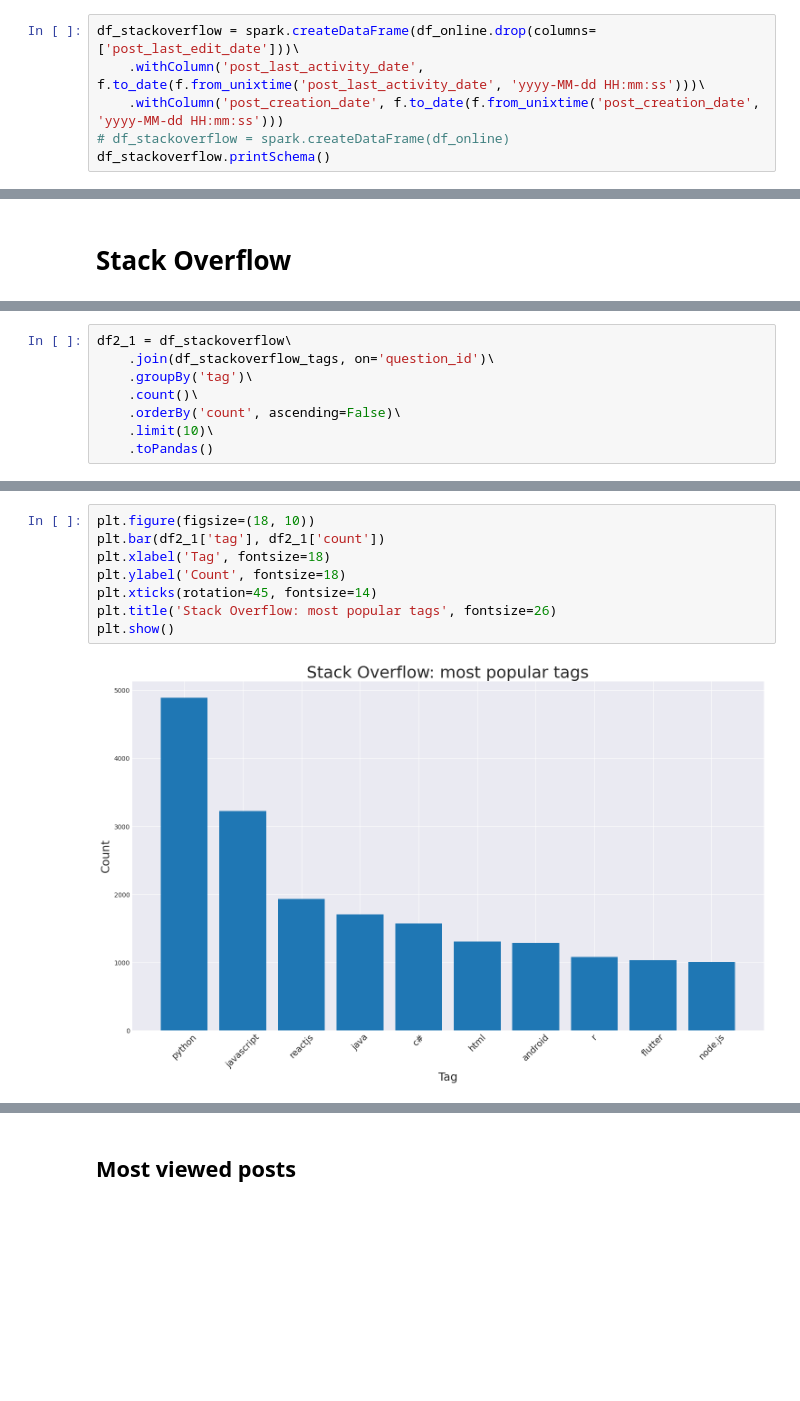
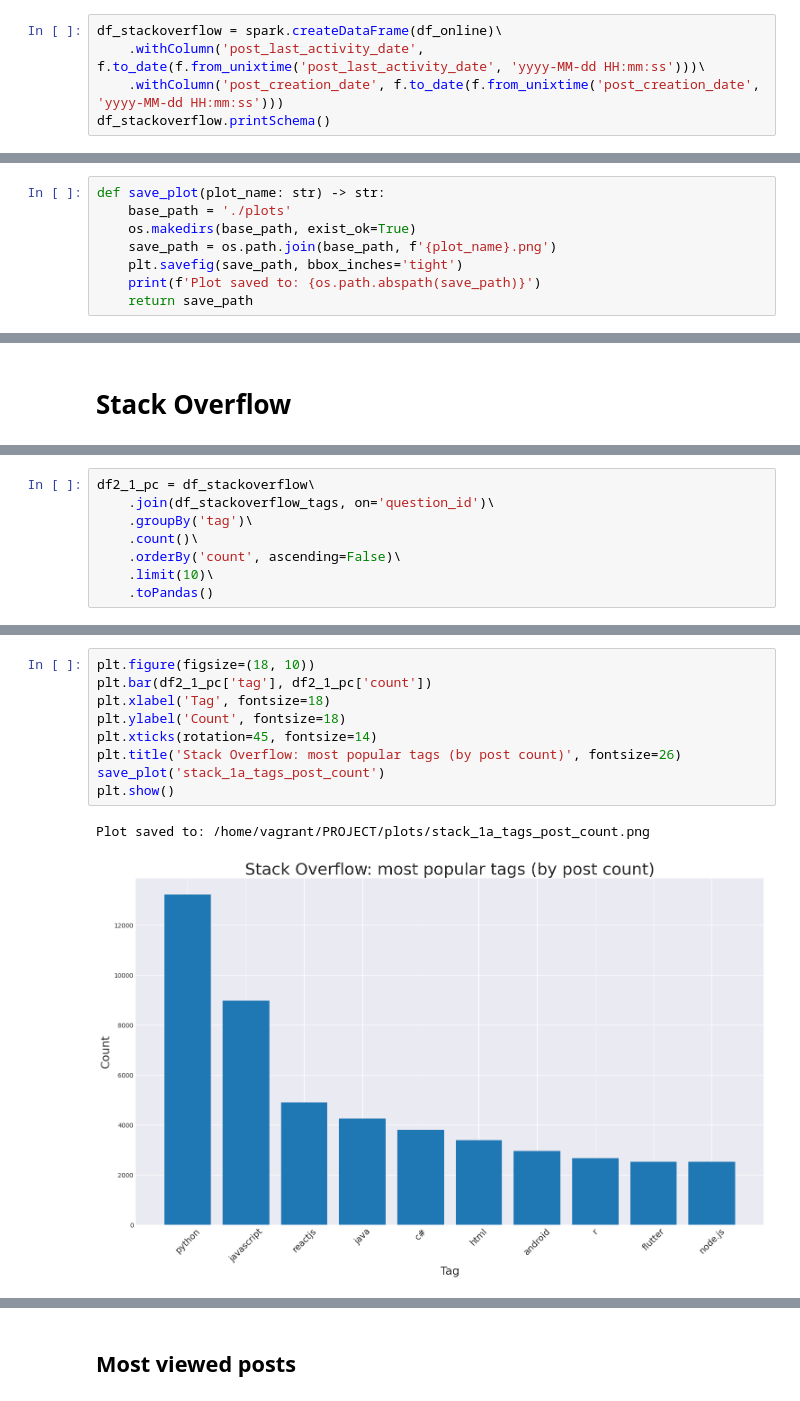
Before and after one commit to maciejors/big_data, a Jupyter notebook: PROJEKT.ipynb, the cells around one changed output, grey strips where cells are left out. Saved outputs shown, nothing was run; the diff lists cells and outputs as text; blank space fills up the shorter version.

```diff
--- a/PROJEKT.ipynb
+++ b/PROJEKT.ipynb
@@ -227,8 +218,7 @@ pd.__version__
 # %%
-df_stackoverflow = spark.createDataFrame(df_online.drop(columns=['post_last_edit_date']))\
+df_stackoverflow = spark.createDataFrame(df_online)\
     .withColumn('post_last_activity_date', f.to_date(f.from_unixtime('post_last_activity_date', 'yyyy-MM-dd HH:mm:ss')))\
     .withColumn('post_creation_date', f.to_date(f.from_unixtime('post_creation_date', 'yyyy-MM-dd HH:mm:ss')))
-# df_stackoverflow = spark.createDataFrame(df_online)
 df_stackoverflow.printSchema()
 # %% [output]
 root
@@ -380,6 +391,14 @@ only showing top 3 rows
 import matplotlib.pyplot as plt
 # %%
 plt.style.use('seaborn-v0_8-darkgrid')
+# %%
+def save_plot(plot_name: str) -> str:
+    base_path = './plots'
+    os.makedirs(base_path, exist_ok=True)
+    save_path = os.path.join(base_path, f'{plot_name}.png')
+    plt.savefig(save_path, bbox_inches='tight')
+    print(f'Plot saved to: {os.path.abspath(save_path)}')
+    return save_path
 # %% [markdown]
 ## 1. Data science
 # %%
@@ -754,5 +793,5 @@ plt.show()
 # %%
-df2_1 = df_stackoverflow\
+df2_1_pc = df_stackoverflow\
     .join(df_stackoverflow_tags, on='question_id')\
     .groupBy('tag')\
     .count()\
@@ -779,10 +818,12 @@ df2_1
 # %%
 plt.figure(figsize=(18, 10))
-plt.bar(df2_1['tag'], df2_1['count'])
+plt.bar(df2_1_pc['tag'], df2_1_pc['count'])
 plt.xlabel('Tag', fontsize=18)
 plt.ylabel('Count', fontsize=18)
 plt.xticks(rotation=45, fontsize=14)
-plt.title('Stack Overflow: most popular tags', fontsize=26)
+plt.title('Stack Overflow: most popular tags (by post count)', fontsize=26)
+save_plot('stack_1a_tags_post_count')
 plt.show()
 # %% [output]
+Plot saved to: /home/vagrant/PROJECT/plots/stack_1a_tags_post_count.png
-[figure, old version]
+[figure, new version]
```
Also changed, not shown: parts of 56 cells of this notebook, 1 other file.
